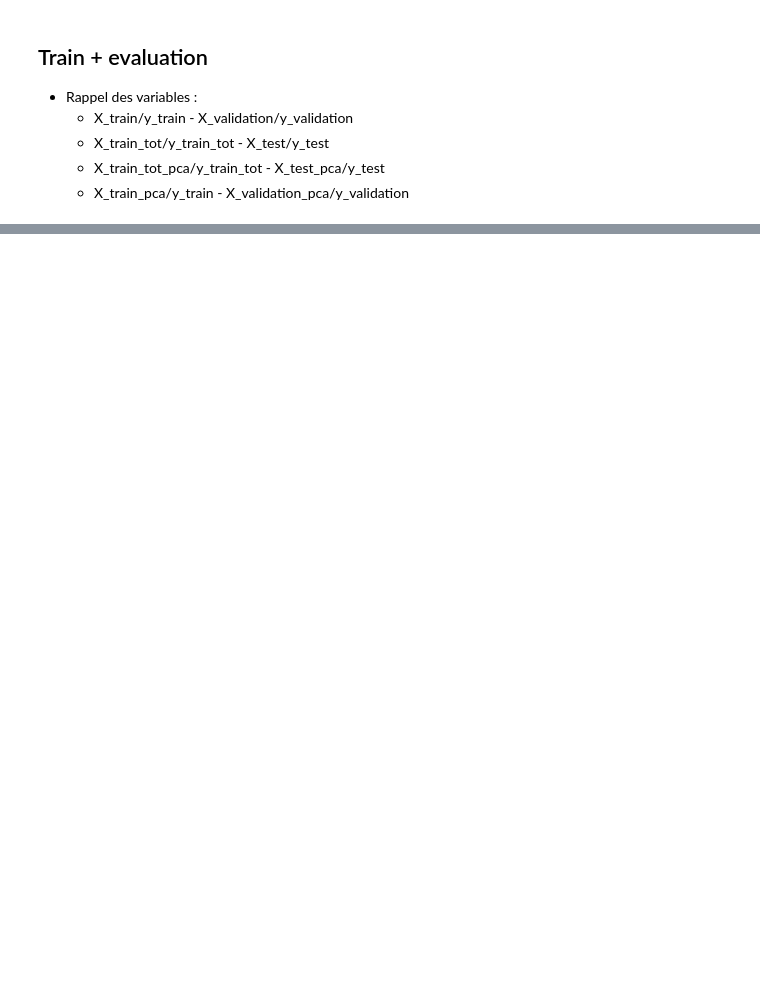
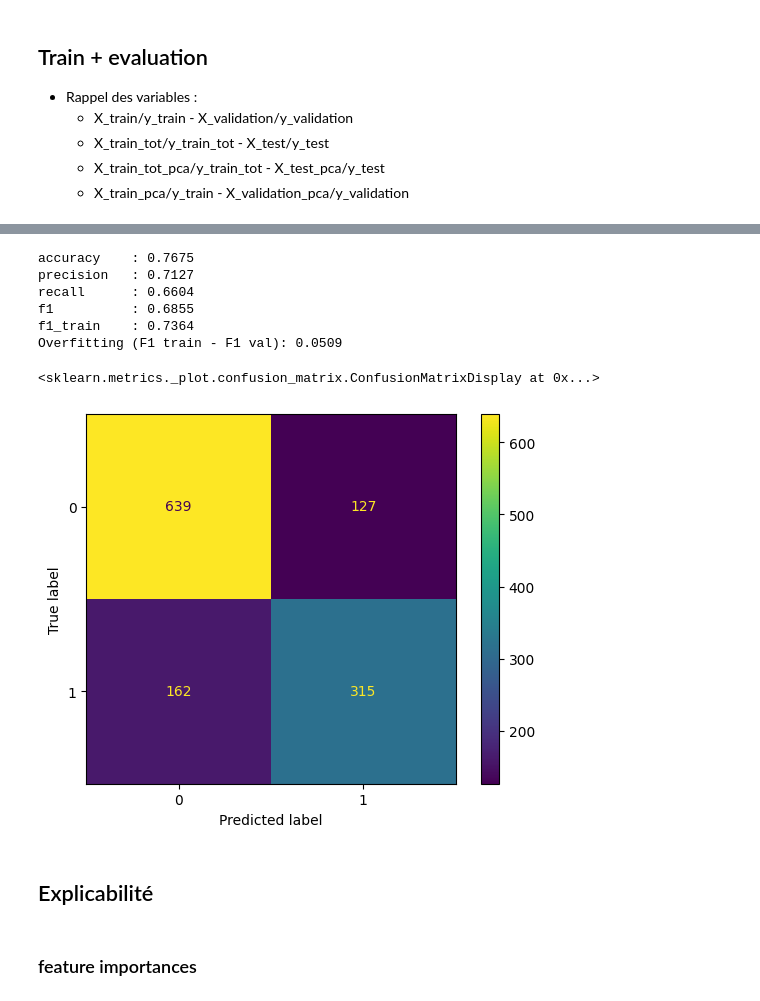
Before and after one commit to RaphaelMld/ConflictPrediction, a Jupyter notebook: timeSeries/preprocessTimeSeries.ipynb, the cells around one changed output, grey strips where cells are left out. Saved outputs shown, nothing was run; the diff lists cells and outputs as text; code cells hidden in the pictures; blank space fills up the shorter version.

```diff
--- a/timeSeries/preprocessTimeSeries.ipynb
+++ b/timeSeries/preprocessTimeSeries.ipynb
@@ -725,7 +827,7 @@ def applyPCA(X_train, X_test, cols_to_drop, n_components=0.95):
 cols_not_pca = [c for c in train_interpolated.columns if "_was_interpolated" in c]
 # %%
 
-X_train_tot_pca, X_test_pca, pca_model = applyPCA(
+X_train_tot_pca, X_test_pca, pca_modelTrainTest = applyPCA(
     X_trainStandard_tot,
     X_testStandard,
     cols_to_drop=cols_not_pca,
@@ -954,0 +1438,29 @@ df_results
+# %%
+finalModelRF = RandomForestClassifier(
+    n_estimators=100,
+    max_depth=5,
+    min_samples_split=5
+)
+
+metrics_finalRF = train_and_evaluate(X_train_tot_pca, y_train_tot, X_test_pca, y_test,finalModelRF,model_name="randomForest")
+# %% [output]
+accuracy    : 0.7675
+precision   : 0.7127
+recall      : 0.6604
+f1          : 0.6855
+f1_train    : 0.7364
+Overfitting (F1 train - F1 val): 0.0509
+# %%
+
+y_test_pred = finalModelRF.predict(X_test_pca)
+cm = confusion_matrix(y_test, y_test_pred)
+
+disp = ConfusionMatrixDisplay(confusion_matrix=cm)
+disp.plot()
+# %% [output]
+<sklearn.metrics._plot.confusion_matrix.ConfusionMatrixDisplay at 0x...>
+[figure, added]
+# %% [markdown]
+## Explicabilité
+# %% [markdown]
+### feature importances
```
Also changed, not shown: parts of 67 cells of this notebook, 2 other files.
